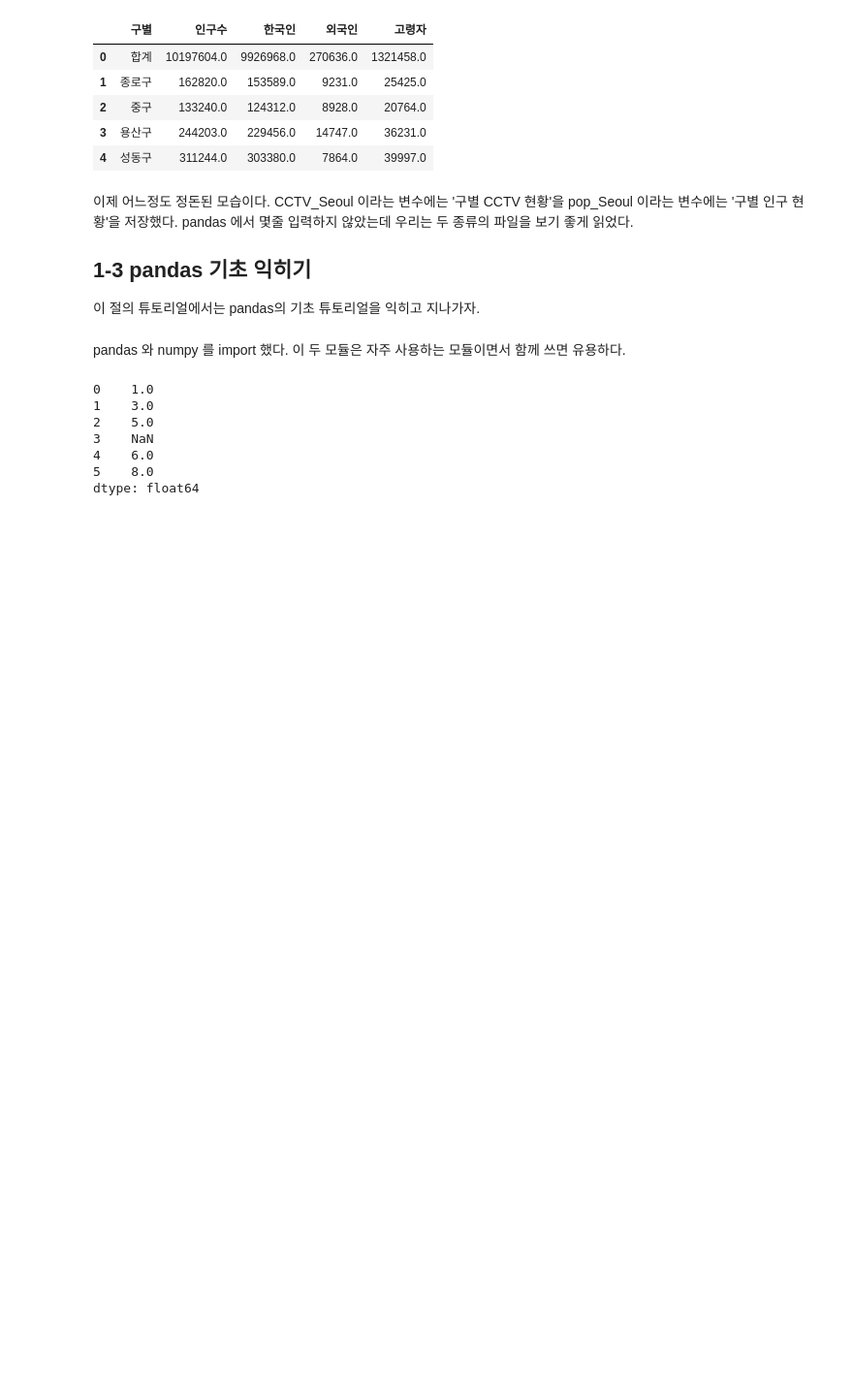
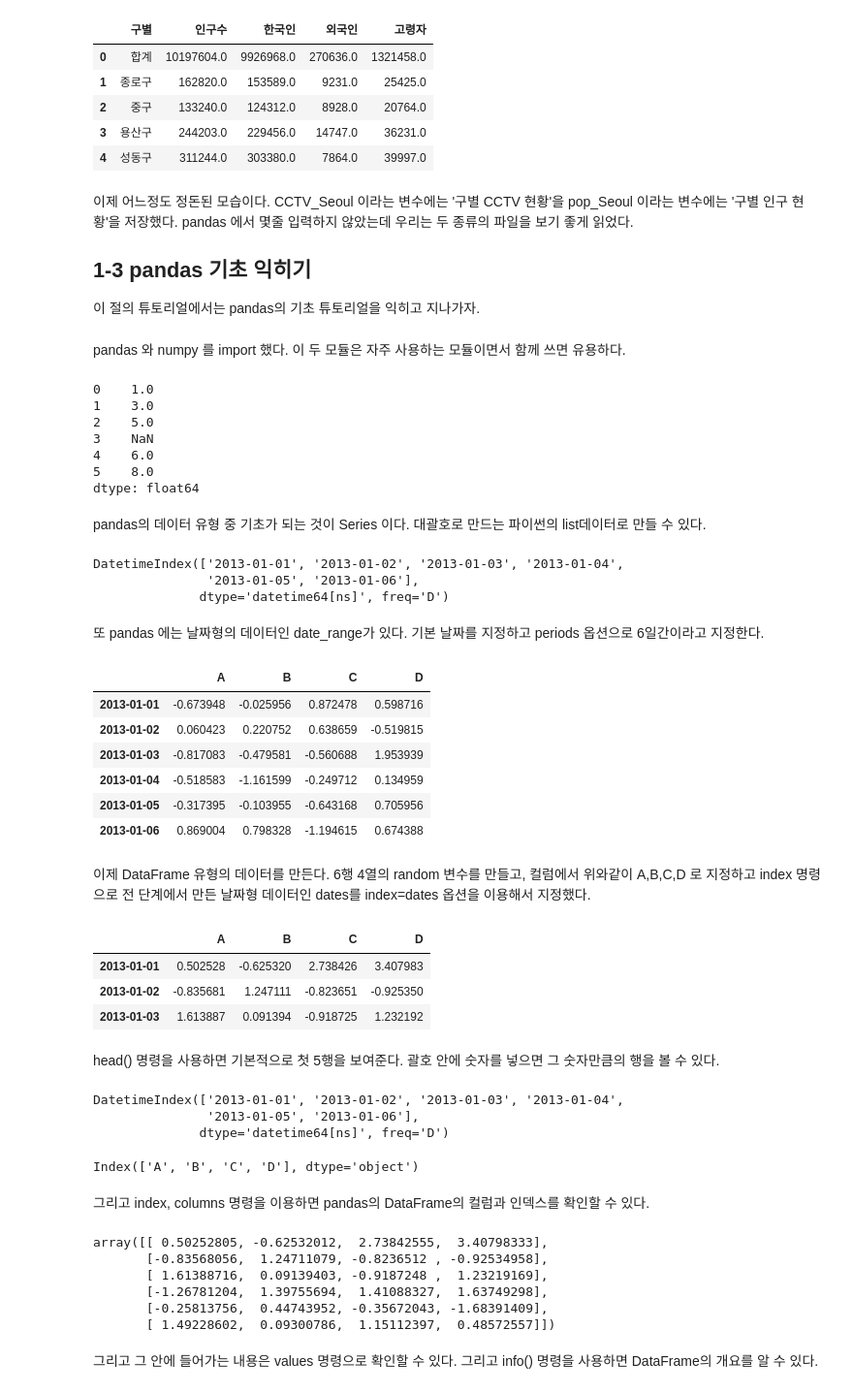
Before and after one commit to jaeyoon89/python_datascience_study, a Jupyter notebook: ch1_analysis_CCTV_Seoul_#1.ipynb, the cells around one changed output. Shown at 97% size. Saved outputs shown, nothing was run; the diff lists cells and outputs as text; code cells hidden in the pictures; blank space fills up the shorter version.

```diff
--- a/ch1_analysis_CCTV_Seoul_#1.ipynb
+++ b/ch1_analysis_CCTV_Seoul_#1.ipynb
@@ -121,3 +121,60 @@ s
 4    6.0
 5    8.0
 dtype: float64
+# %% [markdown]
+pandas의 데이터 유형 중 기초가 되는 것이 Series 이다. 대괄호로 만드는 파이썬의 list데이터로 만들 수 있다.
+# %%
+dates = pd.date_range('20130101', periods=6)
+dates
+# %% [output]
+DatetimeIndex(['2013-01-01', '2013-01-02', '2013-01-03', '2013-01-04',
+               '2013-01-05', '2013-01-06'],
+              dtype='datetime64[ns]', freq='D')
+# %% [markdown]
+또 pandas 에는 날짜형의 데이터인 date_range가 있다. 기본 날짜를 지정하고 periods 옵션으로 6일간이라고 지정한다.
+# %%
+df = pd.DataFrame(np.random.randn(6,4), index=dates, columns=['A','B','C','D'])
+
+df
+# %% [output]
+|  | A | B | C | D |
+| 2013-01-01 | -0.673948 | -0.025956 | 0.872478 | 0.598716 |
+| 2013-01-02 | 0.060423 | 0.220752 | 0.638659 | -0.519815 |
+| 2013-01-03 | -0.817083 | -0.479581 | -0.560688 | 1.953939 |
+| 2013-01-04 | -0.518583 | -1.161599 | -0.249712 | 0.134959 |
+| 2013-01-05 | -0.317395 | -0.103955 | -0.643168 | 0.705956 |
+| 2013-01-06 | 0.869004 | 0.798328 | -1.194615 | 0.674388 |
+# %% [markdown]
+이제 DataFrame 유형의 데이터를 만든다. 6행 4열의 random 변수를 만들고, 컬럼에서 위와같이 A,B,C,D 로 지정하고 index 명령으로 전 단계에서 만든 날짜형 데이터인 dates를 index=dates 옵션을 이용해서 지정했다.
+# %%
+df.head(3)
+# %% [output]
+|  | A | B | C | D |
+| 2013-01-01 | 0.502528 | -0.625320 | 2.738426 | 3.407983 |
+| 2013-01-02 | -0.835681 | 1.247111 | -0.823651 | -0.925350 |
+| 2013-01-03 | 1.613887 | 0.091394 | -0.918725 | 1.232192 |
+# %% [markdown]
+head() 명령을 사용하면 기본적으로 첫 5행을 보여준다. 괄호 안에 숫자를 넣으면 그 숫자만큼의 행을 볼 수 있다.
+# %%
+df.index
+# %% [output]
+DatetimeIndex(['2013-01-01', '2013-01-02', '2013-01-03', '2013-01-04',
+               '2013-01-05', '2013-01-06'],
+              dtype='datetime64[ns]', freq='D')
+# %%
+df.columns
+# %% [output]
+Index(['A', 'B', 'C', 'D'], dtype='object')
+# %% [markdown]
+그리고 index, columns 명령을 이용하면 pandas의 DataFrame의 컬럼과 인덱스를 확인할 수 있다.
+# %%
+df.values
+# %% [output]
+array([[ 0.50252805, -0.62532012,  2.73842555,  3.40798333],
+       [-0.83568056,  1.24711079, -0.8236512 , -0.92534958],
+       [ 1.61388716,  0.09139403, -0.9187248 ,  1.23219169],
+       [-1.26781204,  1.39755694,  1.41088327,  1.63749298],
+       [-0.25813756,  0.44743952, -0.35672043, -1.68391409],
+       [ 1.49228602,  0.09300786,  1.15112397,  0.48572557]])
+# %% [markdown]
+그리고 그 안에 들어가는 내용은 values 명령으로 확인할 수 있다. 그리고 info() 명령을 사용하면 DataFrame의 개요를 알 수 있다.
```
Also changed, not shown: parts of 49 cells of this notebook.
